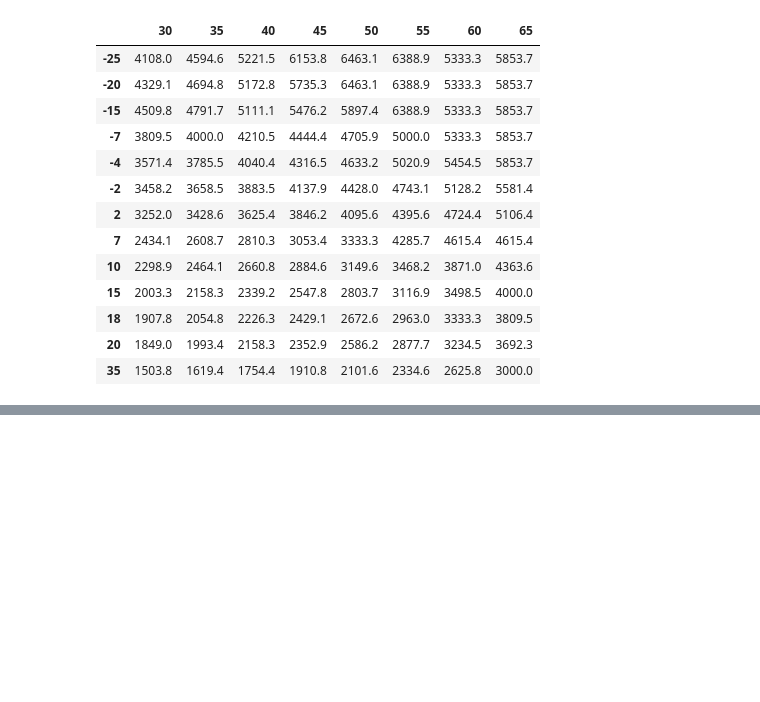
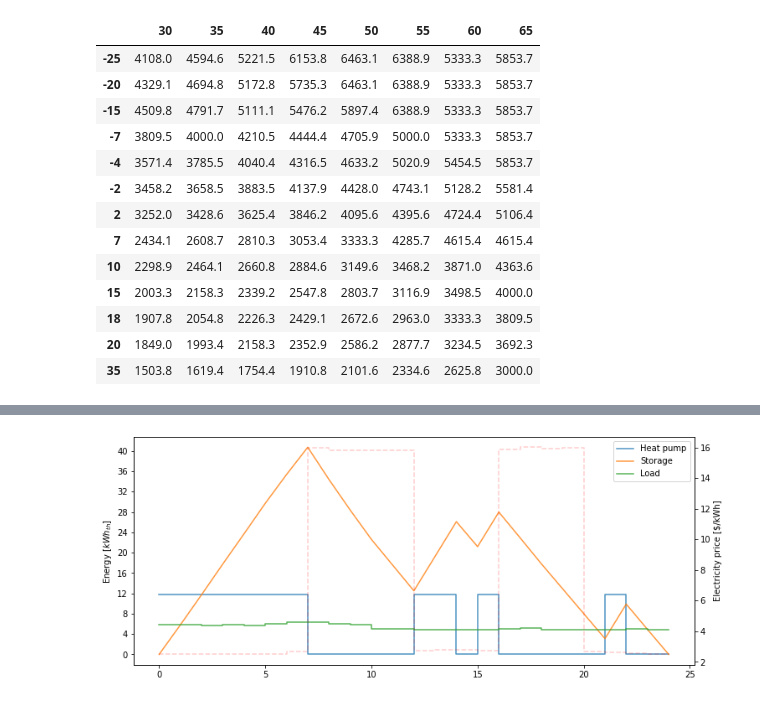
Before and after one commit to thdfw/master_thesis, a Jupyter notebook: data_driven_control/price_kWh_th.ipynb, the cells around one changed output, grey strips where cells are left out. Saved outputs shown, nothing was run; the diff lists cells and outputs as text; code cells hidden in the pictures; blank space fills up the shorter version.

```diff
--- a/data_driven_control/price_kWh_th.ipynb
+++ b/data_driven_control/price_kWh_th.ipynb
@@ -1,5 +1,8 @@
 # %%
 import pandas as pd
+import numpy as np
+
+PRINT = False
 
 Q_max_list = [[0,-25,-20,-15,-7,-4,-2,2,7,10,15,18,20,35],
       [30,8750,10130,11500,12000,12000,12000,12000,12000,12000,12000,12000,12000,12000],
@@ -130,16 +133,25 @@ def get_LWT_options(T_OA, elec, T_HP_in):
     for i in range(len(LWT_options)):
         Q_HP = round(m_HP(LWT_options[i])*4187*(LWT_options[i]-T_HP_in),1)
         if Q_HP <= Q_max_by_LWT[i] and Q_HP >= Q_min_by_LWT[i]:
-            if PRINT: print(f"[OK] LWT = {LWT_options[i]}°C, m_HP = {m_HP(LWT_options[i])} kg/s gives Q_HP = {round(Q_HP/1000,1)} kW")
+            if PRINT: print(f"[OK] LWT = {LWT_options[i]}°C, m_HP = {m_HP(LWT_options[i])} kg/s \
+            gives Q_HP = {round(Q_HP/1000,1)} kW")
             acceptable_LWT.append(LWT_options[i])
         else:
-            if PRINT: print(f"[--] LWT = {LWT_options[i]}°C, m_HP = {m_HP(LWT_options[i])} kg/s gives Q_HP = {round(Q_HP/1000,1)} kW")
+            if PRINT: print(f"[--] LWT = {LWT_options[i]}°C, m_HP = {m_HP(LWT_options[i])} kg/s \
+            gives Q_HP = {round(Q_HP/1000,1)} kW")
 
     # What are the corresponding prices
-    print(f"\nThe available LWTs are:")
+    #print(f"\nThe available LWTs are:")
     for LWT in acceptable_LWT:
         Q_HP = m_HP(LWT)*4187*(LWT-T_HP_in)/1000
         W_HP = Q_HP/COP[LWT][T_OA]
-        print(f"{LWT}°C: Requires {round(Q_HP,1)} kW_th => {round(W_HP,1)} kW_elec => {round(W_HP*elec,2)}$ this hour => [{round(W_HP*elec/Q_HP,3)} $/kWh_th]")
+        if PRINT: print(f"{LWT}°C: Requires {round(Q_HP,1)} kW_th => {round(W_HP,1)} kW_elec => {round(W_HP*elec,2)}$ this hour => [{round(W_HP*elec/Q_HP,3)} $/kWh_th]")
+        if PRINT: print(f"The acceptable range for this LWT is => [{round(Q_HP,1)}, {round(Q_max[LWT][T_OA]/1000)}]")
+
+    Q_HP_min = round(Q_HP,3)
+    Q_HP_max = round(Q_max[LWT][T_OA]/1000,3)
+    cost_th = round(W_HP*elec/Q_HP,3)
+
+    return Q_HP_min, Q_HP_max, cost_th
 # %%
 # Set the (constant) incoming water temperature (43)
@@ -177,5 +178,0 @@ The available LWTs are:
-# %%
-# Load is also in kWh_th
-# Load is fixed by hour
-# We know exactly how much kWh_th we are losing since it comes back to the TES after
-load = [2, 3, 1, 2, 2]
@@ -181,0 +236,20 @@ load = [2, 3, 1, 2, 2]
+# %%
+import matplotlib.pyplot as plt
+cost_th_list2 = cost_th_list + [cost_th_list[-1]]
+Q_opt = [round(x,3) for x in Q_opt]
+Q_opt2 = Q_opt + [Q_opt[-1]]
+load2 = load + [load[-1]]
+
+fig, ax = plt.subplots(1,1, figsize=(12,5))
+ax.step(range(25), Q_opt2, where='post', label='Heat pump', alpha=0.8)
+ax.plot(range(25), stor_opt, label='Storage', alpha=0.8)
+ax.step(range(25), load2, where='post', label='Load', alpha=0.8)
+ax.set_yticks(range(0,int(np.max(stor_opt)+1),4))
+ax.set_ylabel("Energy [$kWh_{th}$]")
+plt.legend()
+ax2 = ax.twinx()
+ax2.set_ylabel("Electricity price [$/kWh]")
+ax2.step(range(25), cost_th_list2, where='post', label='Electricity price', color='Red', linestyle='dashed', alpha = 0.2)
+plt.show()
+# %% [output]
+[figure, added]
```
Also changed, not shown: parts of 2 cells of this notebook, 6 other files.
